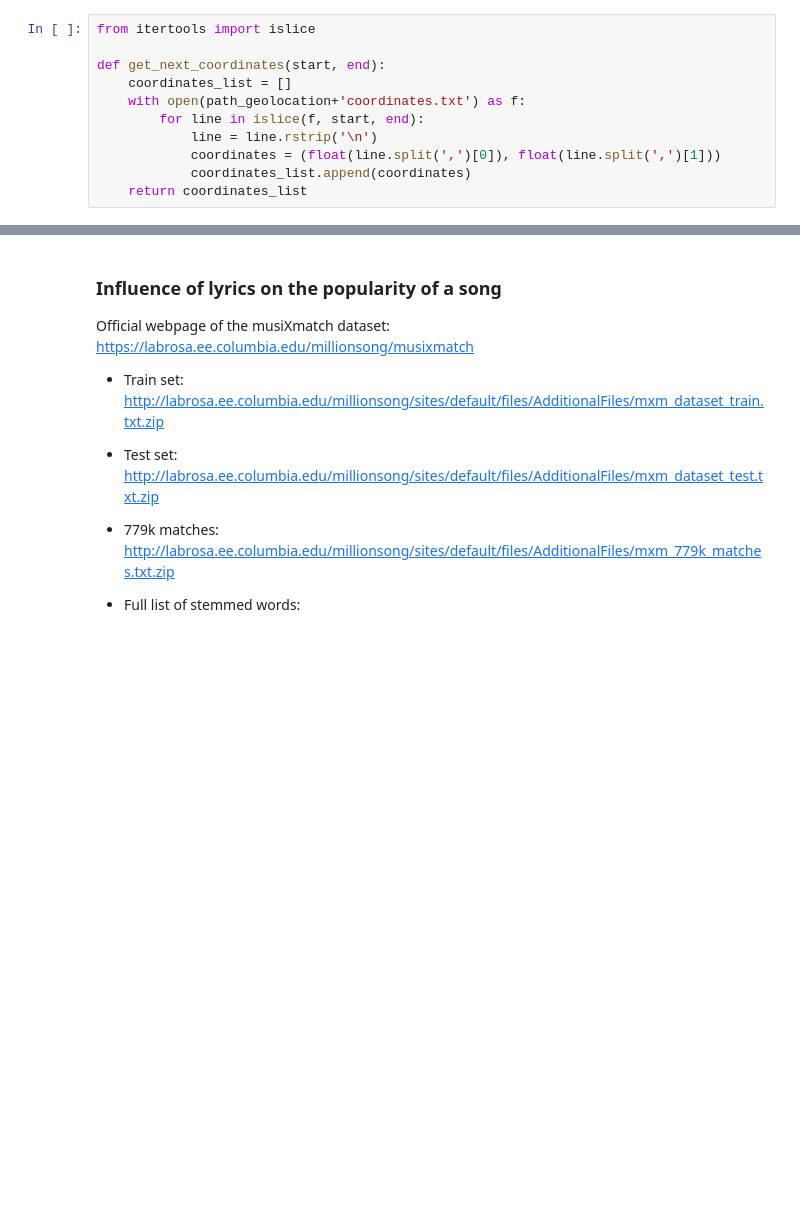
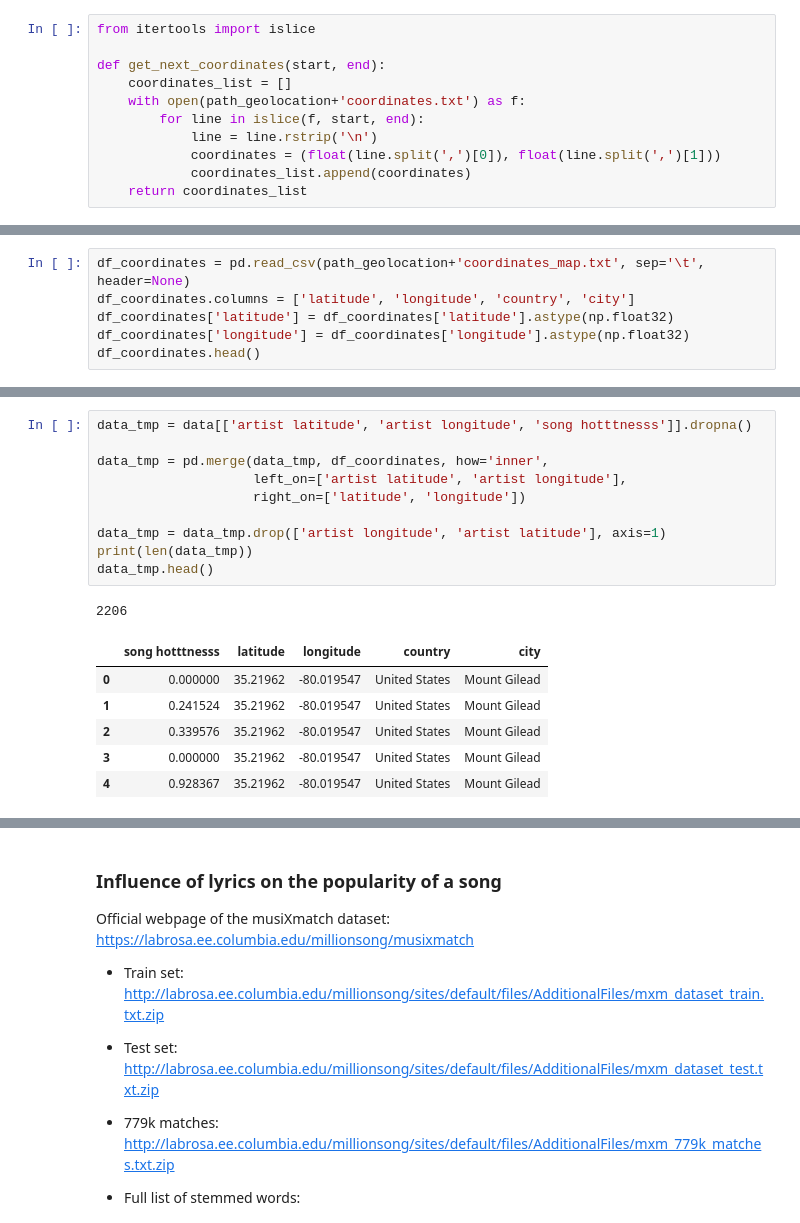
Before and after one commit to Piloumpicou/ADA-Unexpected-Match, a Jupyter notebook: project/MSD_subset.ipynb, the cells around one changed output, grey strips where cells are left out. Drawn from its saved outputs; the diff is of its cells as text; blank space fills up the shorter version.

Commit message:
update geolocation section

```diff
--- a/project/MSD_subset.ipynb
+++ b/project/MSD_subset.ipynb
@@ -1046,0 +1082,6 @@ Number of valid coordinates (i.e. not NaN): 621
+# %%
+df_coordinates = pd.read_csv(path_geolocation+'coordinates_map.txt', sep='\t', header=None)
+df_coordinates.columns = ['latitude', 'longitude', 'country', 'city']
+df_coordinates['latitude'] = df_coordinates['latitude'].astype(np.float32)
+df_coordinates['longitude'] = df_coordinates['longitude'].astype(np.float32)
+df_coordinates.head()
@@ -1046,0 +1104,18 @@ Number of valid coordinates (i.e. not NaN): 621
+# %%
+data_tmp = data[['artist latitude', 'artist longitude', 'song hotttnesss']].dropna()
+
+data_tmp = pd.merge(data_tmp, df_coordinates, how='inner',
+                    left_on=['artist latitude', 'artist longitude'],
+                    right_on=['latitude', 'longitude'])
+
+data_tmp = data_tmp.drop(['artist longitude', 'artist latitude'], axis=1)
+print(len(data_tmp))
+data_tmp.head()
+# %% [output]
+2206
+|  | song hotttnesss | latitude | longitude | country | city |
+| 0 | 0.000000 | 35.21962 | -80.019547 | United States | Mount Gilead |
+| 1 | 0.241524 | 35.21962 | -80.019547 | United States | Mount Gilead |
+| 2 | 0.339576 | 35.21962 | -80.019547 | United States | Mount Gilead |
+| 3 | 0.000000 | 35.21962 | -80.019547 | United States | Mount Gilead |
+| 4 | 0.928367 | 35.21962 | -80.019547 | United States | Mount Gilead |
```
Also changed, not shown: parts of 18 cells of this notebook, 3 other files.
